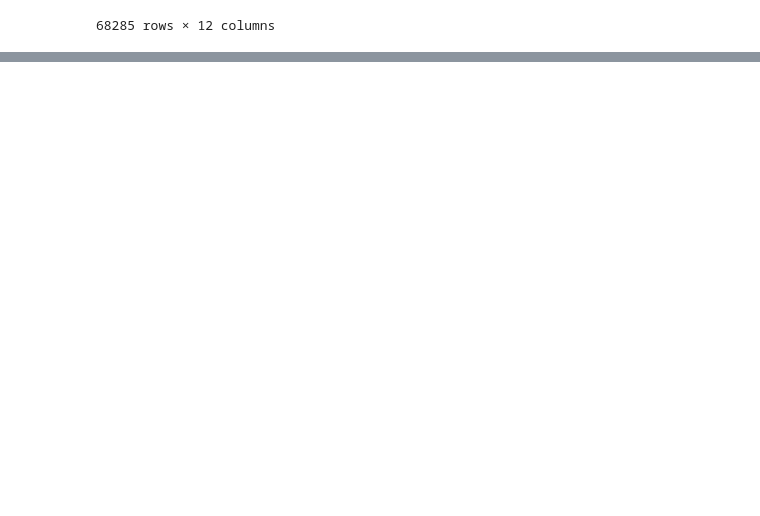
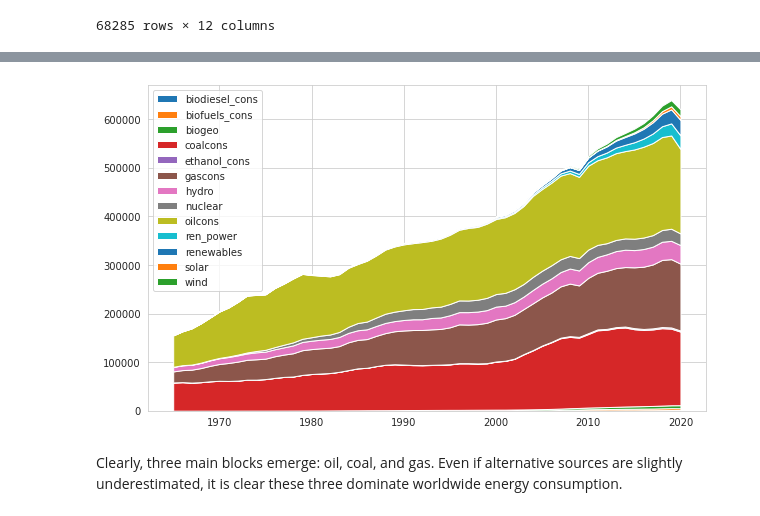
Before and after one commit to shokru/carbon_emissions, a Jupyter notebook: energy_gdp.ipynb, the cells around one changed output, grey strips where cells are left out. Drawn from its saved outputs; the diff is of its cells as text; code cells hidden in the pictures; blank space fills up the shorter version.

```diff
--- a/energy_gdp.ipynb
+++ b/energy_gdp.ipynb
@@ -84,0 +129,16 @@ data_energy_sources
+# %%
+categories = ['wind',
+              'solar',
+              'renewables',
+              'ren_power',
+              'oilcons',
+              'nuclear',
+              'hydro',
+              'gascons',
+              'ethanol_cons',
+              'coalcons',
+              'biogeo',
+              'biofuels_cons',
+              'biodiesel_cons']
+data_energy_sources = data_energy_sources[data_energy_sources['Var'].isin(categories)]
+data_energy_sources
@@ -84,0 +161,3 @@ data_energy_sources
+# %%
+data_energy_sources_global = data_energy_sources.query('Country == "Total World"')                  # Filter on particular country/zone
+data_energy_sources_global
@@ -84,0 +180,10 @@ data_energy_sources
+# %%
+sns.set_style("whitegrid")
+sns.relplot(
+    data = data_energy_sources_global,   # Data source = the filtered data (other method)
+    kind = "line",                       # Graph type = line
+    x = "Year",                          # x-axis = Date column (of course!)
+    y = "Value",                         # y-axis = the normalised Close column
+    hue = "Var",                         # One color for each sector
+    aspect = 2
+)
@@ -84,0 +202,5 @@ data_energy_sources
+# %%
+data_energy_sources_global_plot = data_energy_sources_global.drop_duplicates(subset = ['Year', 'Var'])
+data_energy_sources_global_plot = data_energy_sources_global_plot.pivot(index = ['Year'], columns = 'Var', values = "Value")
+data_energy_sources_global_plot = data_energy_sources_global_plot.reset_index().fillna(0)
+data_energy_sources_global_plot
@@ -84,0 +225,11 @@ data_energy_sources
+# %%
+plt.stackplot(data_energy_sources_global_plot['Year'],
+              data_energy_sources_global_plot.drop('Year', axis = 1).to_numpy().transpose(),
+              labels = list(data_energy_sources_global_plot.drop('Year', axis = 1).columns))
+plt.legend(loc='upper left')
+plt.rcParams["figure.figsize"]=(10, 6)
+plt.show()
+# %% [output]
+[figure, added]
+# %% [markdown]
+Clearly, three main blocks emerge: oil, coal, and gas. Even if alternative sources are slightly underestimated, it is clear these three dominate worldwide energy consumption.
```
Also changed, not shown: parts of 19 cells of this notebook.
